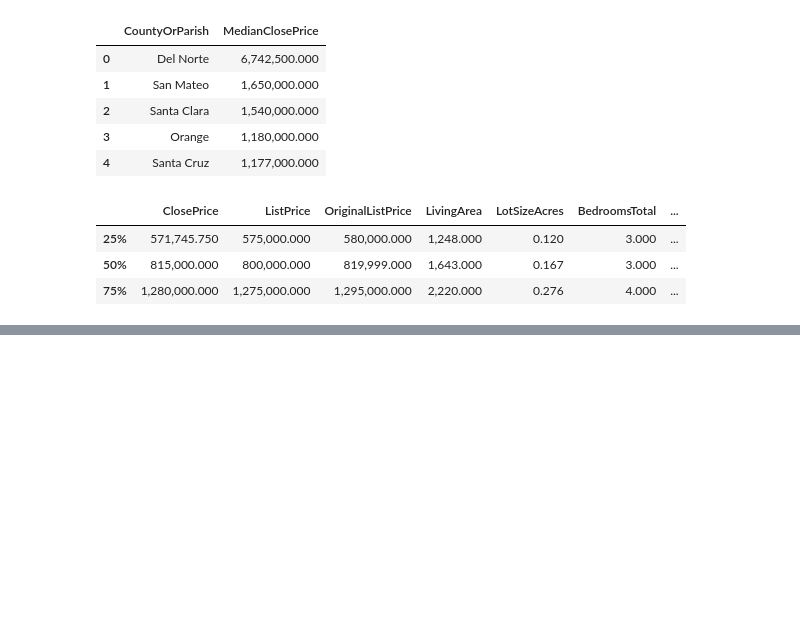
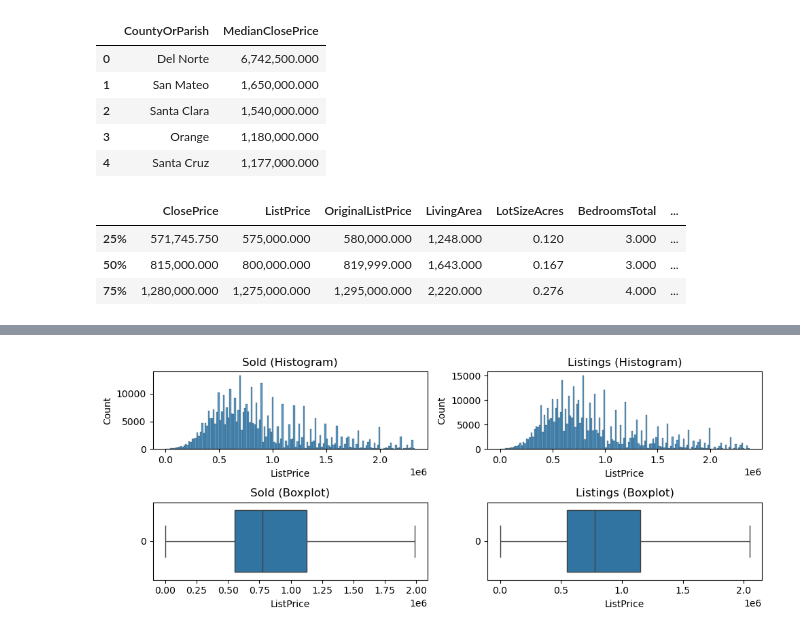
Before and after one commit to Michael-Anthony-Aguirre/IDX-Exchange-DA-Internship-2026, a Jupyter notebook: week2-3/2_structuring-validation.ipynb, the cells around one changed output, grey strips where cells are left out. Saved outputs shown, nothing was run; the diff lists cells and outputs as text; code cells hidden in the pictures; blank space fills up the shorter version.

```diff
--- a/week2-3/2_structuring-validation.ipynb
+++ b/week2-3/2_structuring-validation.ipynb
@@ -214,0 +257,4 @@ df_sold[key_numeric_fields].describe().loc[["25%", "50%", "75%"]].style.format("
+# %%
+graphs("ListPrice")
+# %% [output]
+[figure, added]
```
Also changed, not shown: parts of 10 cells of this notebook.
